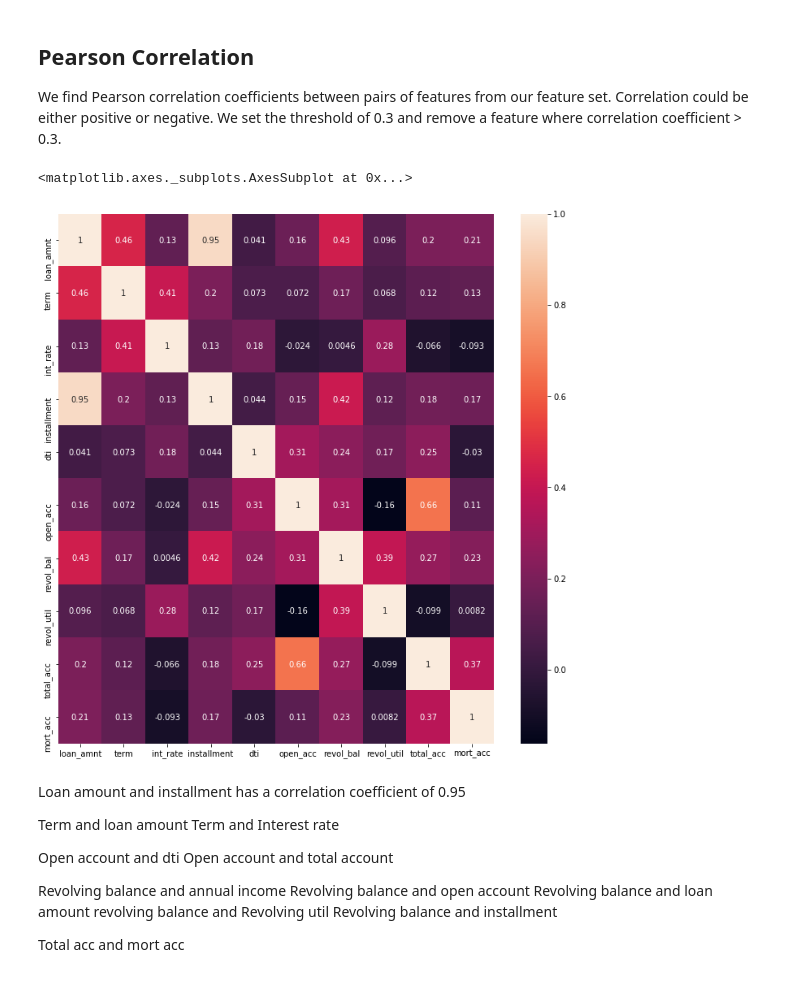
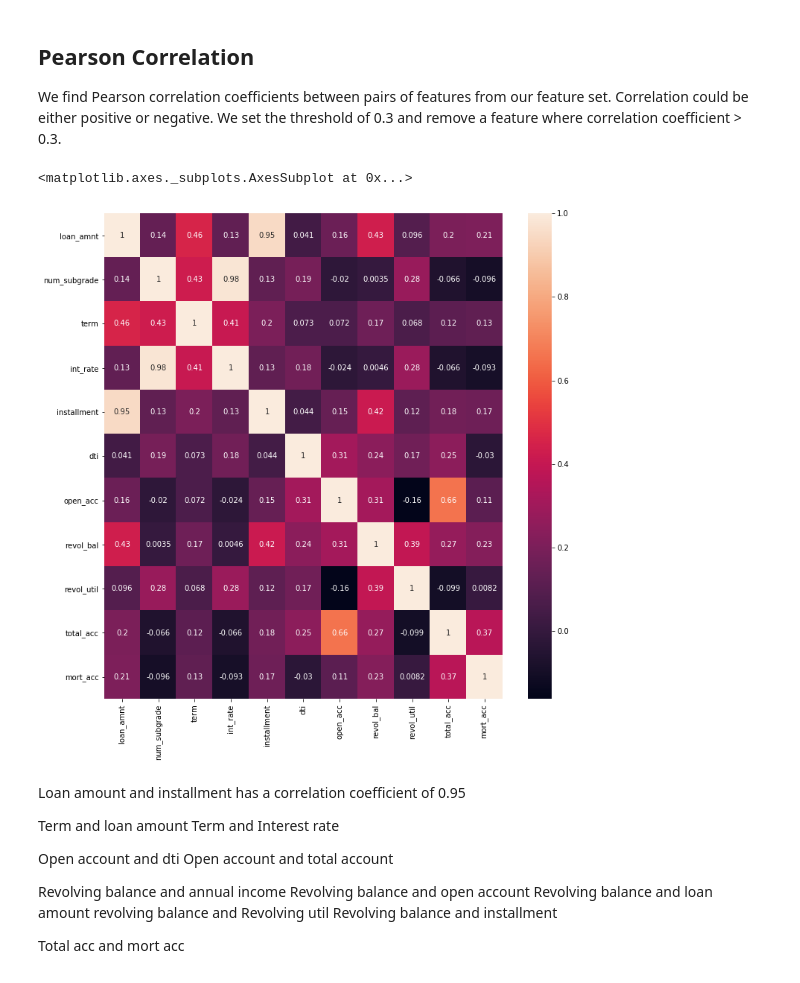
Before and after one commit to vaishka/Capstone1, a Jupyter notebook: CapStone1Models.ipynb, the cells around one changed output. Cells and saved outputs as stored; diff of their text form; code cells hidden in the pictures.

```diff
--- a/CapStone1Models.ipynb
+++ b/CapStone1Models.ipynb
@@ -243,3 +243,6 @@ df_miss[df_miss["Percentage %"]>50]["index"] # features that were dropped
 54                                        inq_fi
 55                        mths_since_last_delinq
 Name: index, dtype: object
+# %%
+df_NewAppl = df_cleanAppl
+df_NewAppl.shape
@@ -697,3 +765,14 @@ df_NewAppl.drop('grade', axis=1, inplace=True)
 plot_var('sub_grade', 'Subgrade', continuous=False)
 # %% [output]
 [figure]
+# %%
+# Import label encoder
+from sklearn import preprocessing
+
+# label_encoder object knows how to understand word labels.
+label_encoder = preprocessing.LabelEncoder()
+
+# Encode labels in column 'species'.
+df_NewAppl['num_subgrade']= label_encoder.fit_transform(df_NewAppl['sub_grade'])
+
+df_NewAppl['num_subgrade'].unique()
@@ -1164,0 +1098,5 @@ Name: verification_status, dtype: int64
+# %%
+# Encode labels in column 'species'.
+df_NewAppl['num_verification_status']= label_encoder.fit_transform(df_NewAppl['verification_status'])
+
+df_NewAppl['num_verification_status'].unique()
@@ -1489,16 +1436,16 @@ Pearson Correlation
 
 We find Pearson correlation coefficients between pairs of features from our feature set. Correlation could be either positive or negative. We set the threshold of 0.3 and remove a feature where correlation coefficient > 0.3.
 # %%
-plot_list = ['loan_amnt', 'term', 'int_rate','installment', 'dti','open_acc', 'revol_bal','revol_util','total_acc', 'mort_acc']
+plot_list = ['loan_amnt', 'num_subgrade','term', 'int_rate','installment', 'dti','open_acc', 'revol_bal','revol_util','total_acc', 'mort_acc']
 
 df_plot = pd.DataFrame()
 df_plot[plot_list] = df_NewAppl[plot_list]
 plt.figure(figsize=(12,12))
 cor = df_plot.corr()
 sns.heatmap(cor, annot=True)
 # %% [output]
 <matplotlib.axes._subplots.AxesSubplot at 0x...>
-[figure, old version]
+[figure, new version]
 # %% [markdown]
 Loan amount and installment has a correlation coefficient of 0.95
 
```
Also changed, not shown: parts of 88 cells of this notebook.
